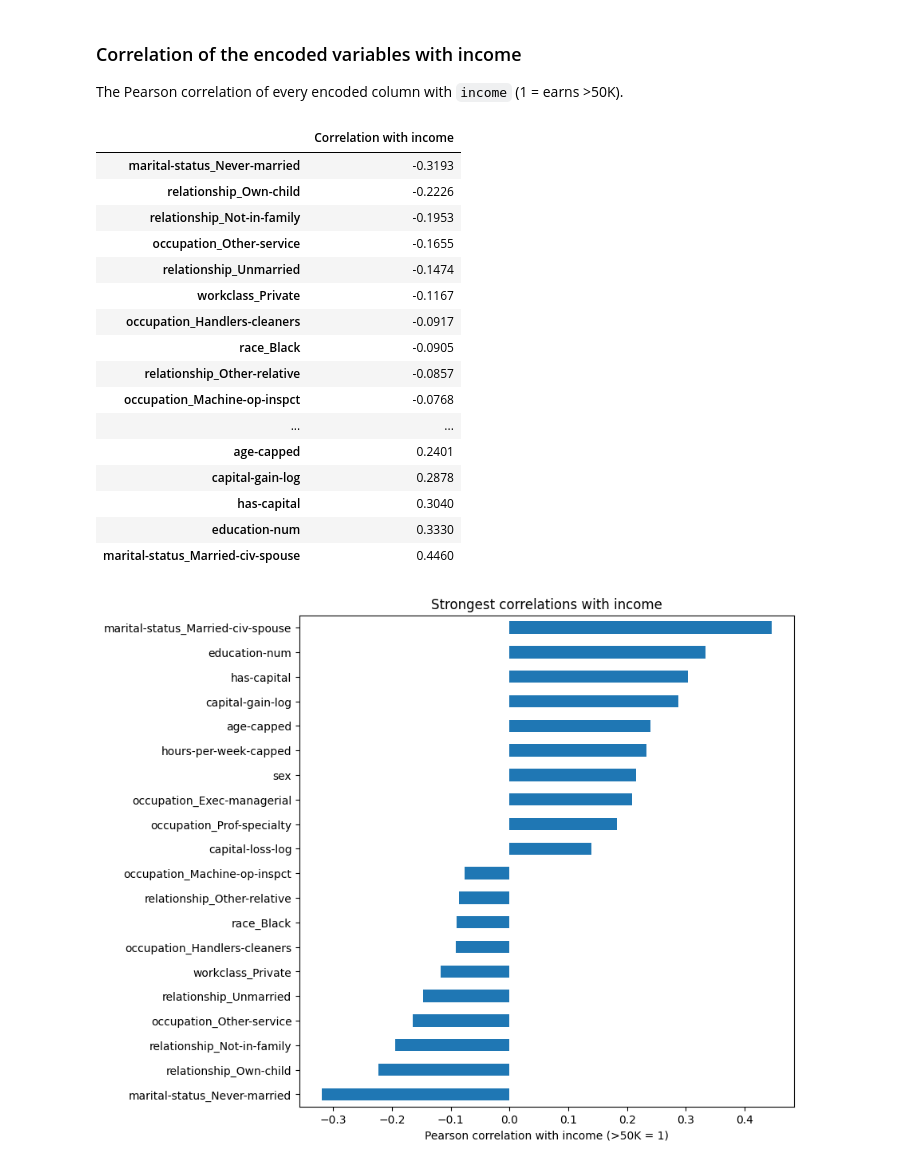
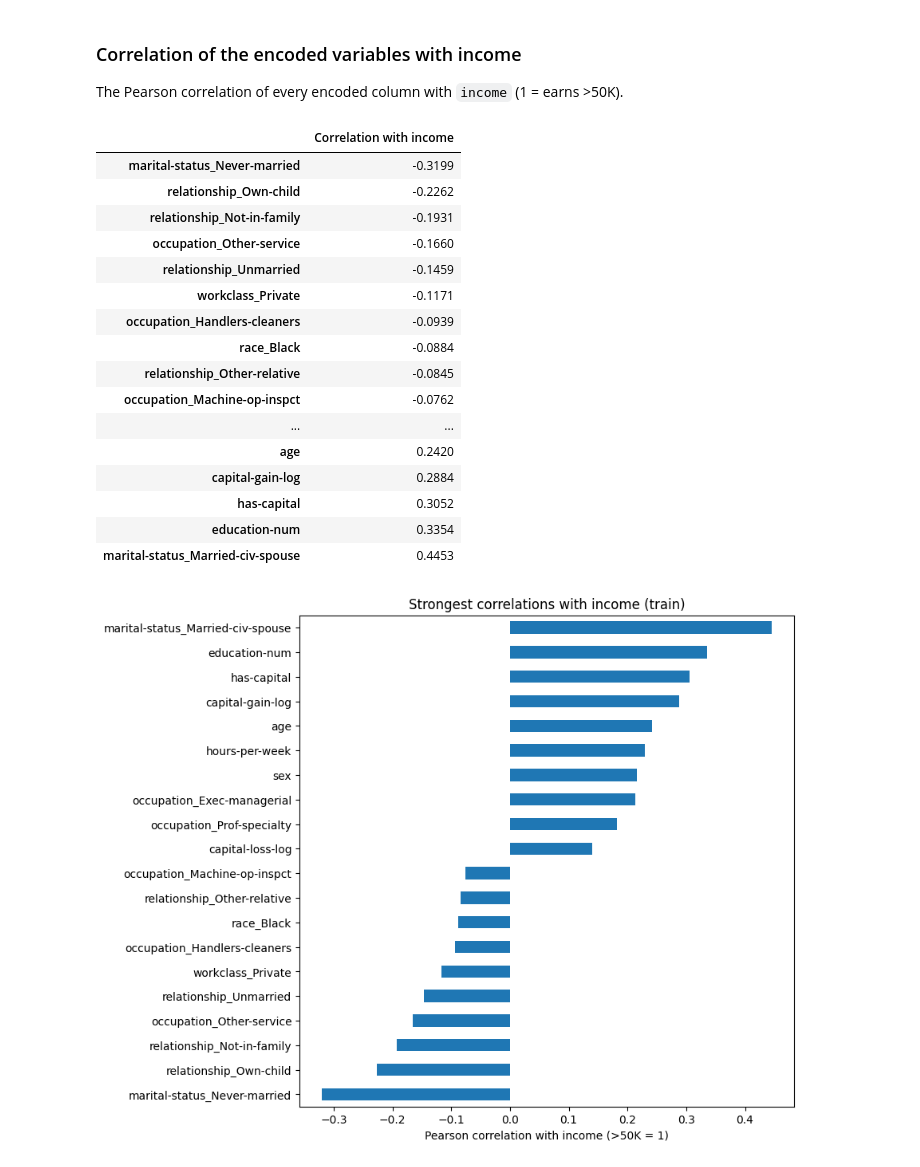
Before and after one commit to marizxv/t4e_DataScience_school, a Jupyter notebook: scripts/Descriptive_statistics.ipynb, the cells around one changed output. Drawn from its saved outputs; the diff is of its cells as text; code cells hidden in the pictures.

```diff
--- a/scripts/Descriptive_statistics.ipynb
+++ b/scripts/Descriptive_statistics.ipynb
@@ -689,7 +738,7 @@ z-score outliers: capital-gain
 # %%
 iqr_outlier_flags = pd.DataFrame(
     False,
-    index=df.index,
+    index=train.index,
     columns=numeric_columns
 )
 
@@ -698,7 +747,7 @@ iqr_summary = []
 for column in numeric_columns:
 
     data = pd.to_numeric(
-        df[column],
+        train[column],
         errors="coerce"
     )
 
@@ -747,7 +796,7 @@ for column in numeric_columns:
         print(f"IQR outliers: {column}")
         print("=" * 70)
 
-        outlier_table = df.loc[
+        outlier_table = train.loc[
             outlier_indices,
             ["income", column]
         ].copy()
@@ -872,7 +921,7 @@ for column in numeric_columns:
     plt.figure(figsize=(9, 4))
 
     sns.boxplot(
-        data=df,
+        data=train,
         x=column
     )
 
@@ -1132,5 +1127,5 @@ The `encode()` function:
 # %%
-def encode(data):
+def encode(data, drop_first=True):
     data = data.copy()
 
     # Binary columns
@@ -1141,9 +1136,8 @@ def encode(data):
     data = data.drop(columns=["education", "native-country", "fnlwgt", "income"],
                      errors="ignore")
 
-    # Drop the original columns that were replaced by the outlier-handled versions
-    data = data.drop(columns=["age", "hours-per-week", "capital-gain", "capital-loss"],
-                     errors="ignore")
+    # Use the log versions of capital-gain and capital-loss
+    data = data.drop(columns=["capital-gain", "capital-loss"], errors="ignore")
 
     # Drop the new features that repeat information already in the data
     data = data.drop(columns=["capital-net", "is-married", "age-group", "hours-category"],
@@ -1153,20 +1147,27 @@ def encode(data):
     return pd.get_dummies(
         data,
         columns=["workclass", "marital-status", "occupation", "relationship", "race"],
-        drop_first=True,
+        drop_first=drop_first,
         dtype=int,
     )
 # %%
-df_encoded = encode(df)
+train_encoded = encode(train)
+
+# Test is encoded with all categories, then it gets exactly the same columns as train, in the same order.
+# The column of train's reference category is removed by reindex, so the reference category is always the one from train.
+test_encoded = encode(test, drop_first=False)
+test_encoded = test_encoded.reindex(columns=train_encoded.columns, fill_value=0)
 
 # Target variable as 0/1: 1 = earns >50K
-income = (df["income"] == ">50K").astype(int)
+y_train = (train["income"] == ">50K").astype(int)
+y_test = (test["income"] == ">50K").astype(int)
 
-print("df_encoded shape:", df_encoded.shape)
-print(df_encoded.dtypes.value_counts())   # should be all numbers, no 'object'/'str'
-print("Missing values:", df_encoded.isna().sum().sum())
-print("Non-numeric columns:", df_encoded.select_dtypes(exclude="number").columns.tolist())
-print("Share earning >50K:", round(income.mean(), 3))
+print("train_encoded shape:", train_encoded.shape)
+print("test_encoded shape:", test_encoded.shape)
+print(train_encoded.dtypes.value_counts())   # should be all numbers, no 'object'/'str'
+print("Missing values:", train_encoded.isna().sum().sum() + test_encoded.isna().sum().sum())
+print("Non-numeric columns:", train_encoded.select_dtypes(exclude="number").columns.tolist())
+print("Share earning >50K - train:", round(y_train.mean(), 3), " test:", round(y_test.mean(), 3))
 
-display(df_encoded.head())
+display(train_encoded.head())
 # %% [output]
@@ -1282,37 +1299,37 @@ for column in group_columns:
 
 The Pearson correlation of every encoded column with `income` (1 = earns >50K).
 # %%
-income_correlation = df_encoded.corrwith(income).sort_values()
+income_correlation = train_encoded.corrwith(y_train).sort_values()
 
 display(income_correlation.round(4).to_frame("Correlation with income"))
 
 # The 10 strongest negative and the 10 strongest positive correlations
 strongest = pd.concat([income_correlation.head(10), income_correlation.tail(10)])
 
 plt.figure(figsize=(8, 8))
 strongest.plot.barh()
 plt.xlabel("Pearson correlation with income (>50K = 1)")
-plt.title("Strongest correlations with income")
+plt.title("Strongest correlations with income (train)")
 plt.show()
 # %% [output]
 |  | Correlation with income |
-| marital-status_Never-married | -0.3193 |
-| relationship_Own-child | -0.2226 |
-| relationship_Not-in-family | -0.1953 |
-| occupation_Other-service | -0.1655 |
-| relationship_Unmarried | -0.1474 |
-| workclass_Private | -0.1167 |
-| occupation_Handlers-cleaners | -0.0917 |
-| race_Black | -0.0905 |
-| relationship_Other-relative | -0.0857 |
-| occupation_Machine-op-inspct | -0.0768 |
+| marital-status_Never-married | -0.3199 |
+| relationship_Own-child | -0.2262 |
+| relationship_Not-in-family | -0.1931 |
+| occupation_Other-service | -0.1660 |
+| relationship_Unmarried | -0.1459 |
+| workclass_Private | -0.1171 |
+| occupation_Handlers-cleaners | -0.0939 |
+| race_Black | -0.0884 |
+| relationship_Other-relative | -0.0845 |
+| occupation_Machine-op-inspct | -0.0762 |
 | ... | ... |
-| age-capped | 0.2401 |
-| capital-gain-log | 0.2878 |
-| has-capital | 0.3040 |
-| education-num | 0.3330 |
-| marital-status_Married-civ-spouse | 0.4460 |
+| age | 0.2420 |
+| capital-gain-log | 0.2884 |
+| has-capital | 0.3052 |
+| education-num | 0.3354 |
+| marital-status_Married-civ-spouse | 0.4453 |
-[figure, old version]
+[figure, new version]
 # %% [markdown]
 # Save the cleaned data
 
```
Also changed, not shown: parts of 45 cells of this notebook, 7 other files.
